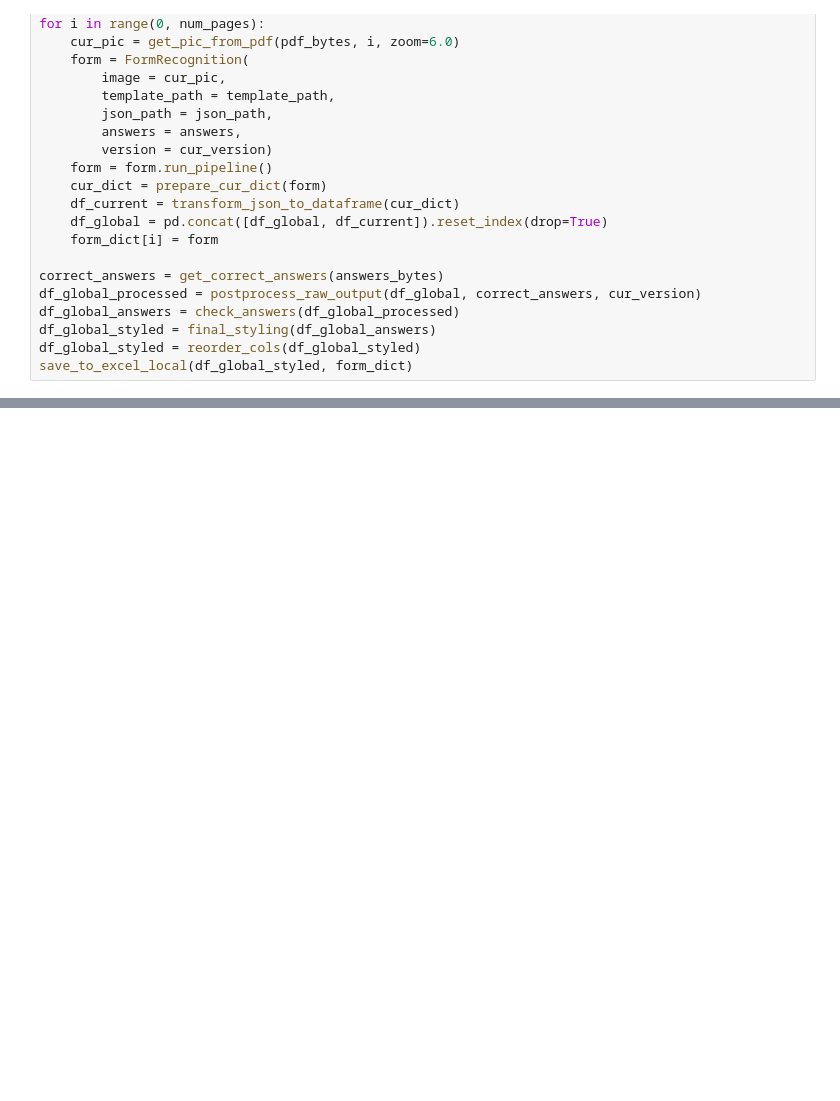
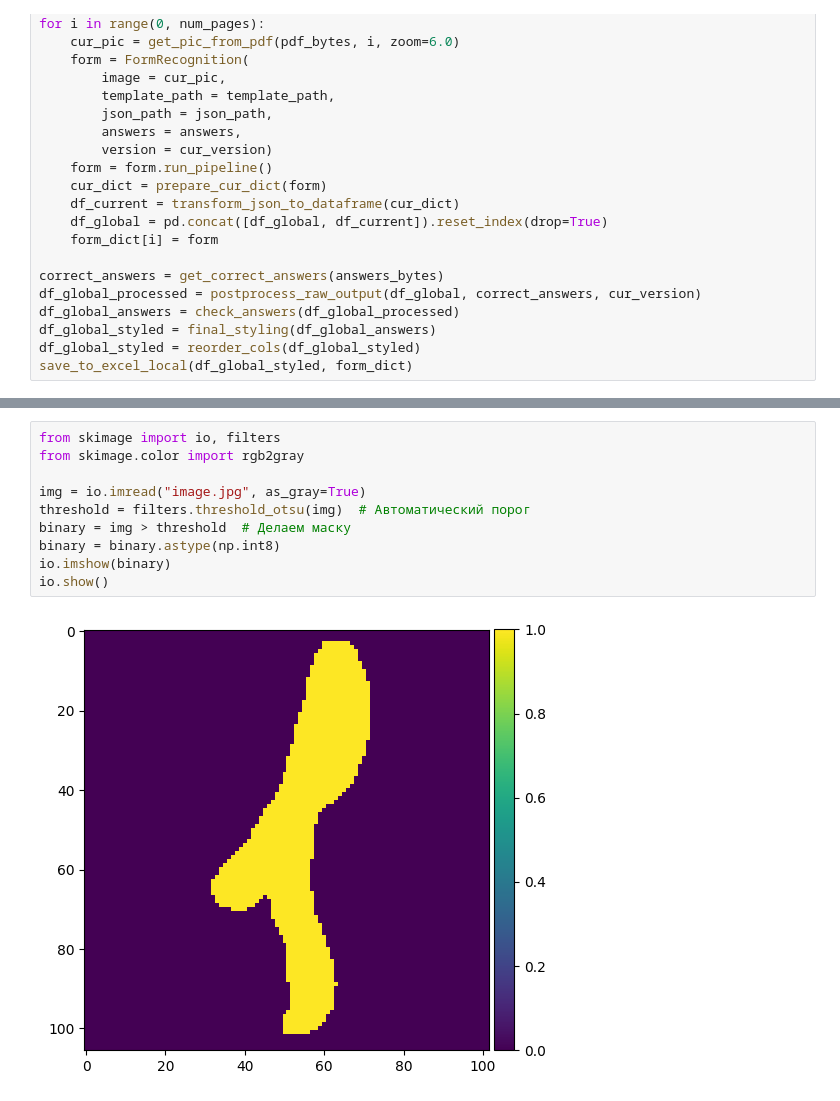
Before and after one commit to vlzm/streamlit-exam-form-app, a Jupyter notebook: notebooks/posprocessing_workbook.ipynb, the cells around one changed output, grey strips where cells are left out. Cells and saved outputs as stored; diff of their text form; blank space fills up the shorter version.

```diff
--- a/notebooks/posprocessing_workbook.ipynb
+++ b/notebooks/posprocessing_workbook.ipynb
@@ -140,0 +109,12 @@ prepare_cur_dict(form)
+# %%
+from skimage import io, filters
+from skimage.color import rgb2gray
+
+img = io.imread("image.jpg", as_gray=True)
+threshold = filters.threshold_otsu(img)  # Автоматический порог
+binary = img > threshold  # Делаем маску
+binary = binary.astype(np.int8)
+io.imshow(binary)
+io.show()
+# %% [output]
+[figure, added]
```
Also changed, not shown: parts of 9 cells of this notebook, 26 other files.
